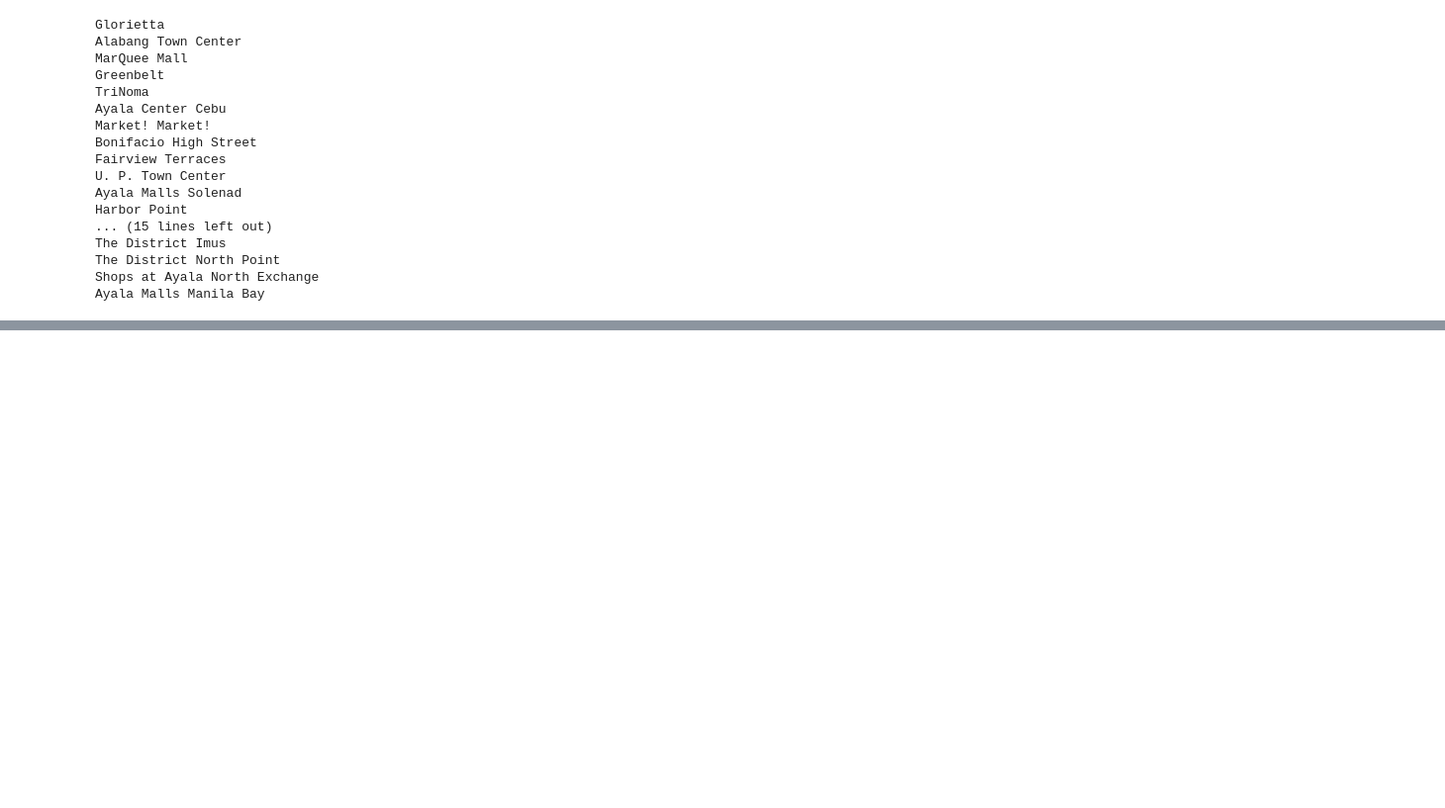
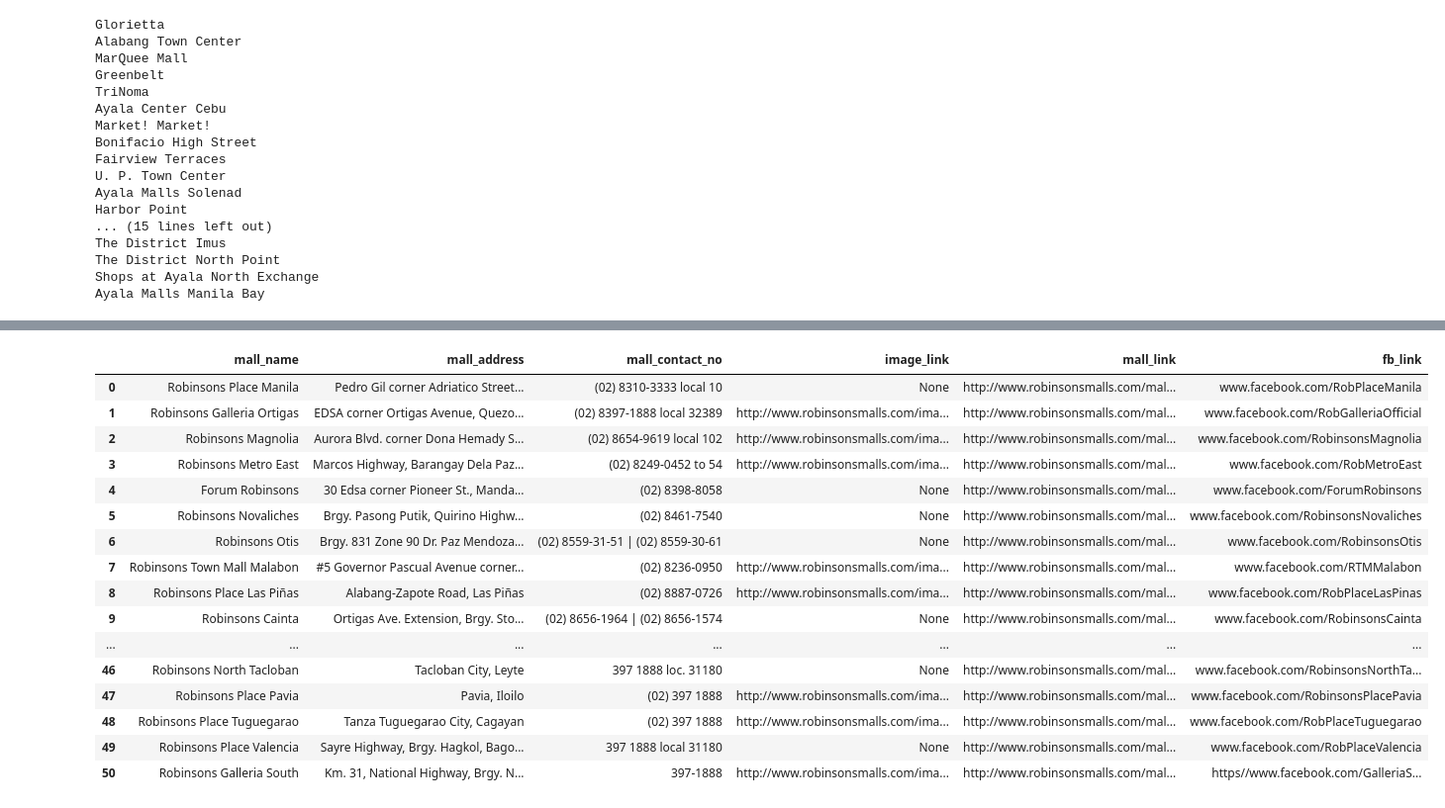
Before and after one commit to richdayandnight/malls-ph, a Jupyter notebook: Scraping Malls in the Philippines.ipynb, the cells around one changed output, grey strips where cells are left out. Shown at 99% size. Saved outputs shown, nothing was run; the diff lists cells and outputs as text; code cells hidden in the pictures; blank space fills up the shorter version.

Commit message:
update ayala and robinsons

```diff
--- a/Scraping Malls in the Philippines.ipynb
+++ b/Scraping Malls in the Philippines.ipynb
@@ -229,0 +376,40 @@ sm_malls_df.to_csv(path, encoding='utf-8', index=False)
+# %%
+robinsons_malls_df.loc[robinsons_malls_df['mall_contact_no'].isna(), 'mall_contact_no'] = ["632-0282 | 632-0211", "600-1031" , "(043) 312-2084", "(049) 827-0488",
+              None, None, "255-5590 | 255-1143", "(032) 231-5030", "421-1693", "651-0288",
+              "523-3632", "505-8966 | 505-8955", "553-3177", "856-7773 | 856-5551", "(082) 282-1088",
+              "(044)600-5853 | (044)600-0858"]
+# %%
+index = [14, 17, 21, 22, 23, 26, 27, 28, 30, 32, 33, 36, 39, 40, 41, 42]
+fb_links = ["www.facebook.com/RobPlacePangasinan", "www.facebook.com/RobPlaceIlocos" , "www.facebook.com/RobPlaceLipa",
+           "www.facebook.com/RTMLosBanos", "www.facebook.com/RobinsonsTagaytay/", "www.facebook.com/RobPlaceAntique",
+           "www.facebook.com/RobFuenteOfficial", "www.facebook.com/RobinsonsGalleriaCebuOfficial", "www.facebook.com/RobPlaceDumaguete", "www.facebook.com/RobPlaceRoxas",
+            "www.facebook.com/RobPlaceTacloban", None, "www.facebook.com/RobPlaceGenSan",
+           "www.facebook.com/RobCagayanDeOro", None, None]
+robinsons_malls_df.loc[index, 'fb_link'] = fb_links
+# %%
+robinsons_malls_df.loc[robinsons_malls_df['fb_link'].isna()]
+facebookNA = ["www.facebook.com/RobinsonsOtis", "www.facebook.com/RobPlaceSantiago",
+              "www.facebook.com/RobPlacePalawan", "www.facebook.com/RobPlaceBacolod",
+              None, None, "www.facebook.com/RobPlaceButuan", None, None]
+# %%
+robinsons_malls_df.loc[robinsons_malls_df['fb_link'].isna(), 'fb_link'] = facebookNA
+# %%
+robinsons_malls_df
+# %% [output]
+|  | mall_name | mall_address | mall_contact_no | image_link | mall_link | fb_link |
+| 0 | Robinsons Place Manila | Pedro Gil corner Adriatico Street... | (02) 8310-3333 local 10 | None | http://www.robinsonsmalls.com/mal... | www.facebook.com/RobPlaceManila |
+| 1 | Robinsons Galleria Ortigas | EDSA corner Ortigas Avenue, Quezo... | (02) 8397-1888 local 32389 | http://www.robinsonsmalls.com/ima... | http://www.robinsonsmalls.com/mal... | www.facebook.com/RobGalleriaOfficial |
+| 2 | Robinsons Magnolia | Aurora Blvd. corner Dona Hemady S... | (02) 8654-9619 local 102 | http://www.robinsonsmalls.com/ima... | http://www.robinsonsmalls.com/mal... | www.facebook.com/RobinsonsMagnolia |
+| 3 | Robinsons Metro East | Marcos Highway, Barangay Dela Paz... | (02) 8249-0452 to 54 | http://www.robinsonsmalls.com/ima... | http://www.robinsonsmalls.com/mal... | www.facebook.com/RobMetroEast |
+| 4 | Forum Robinsons | 30 Edsa corner Pioneer St., Manda... | (02) 8398-8058 | None | http://www.robinsonsmalls.com/mal... | www.facebook.com/ForumRobinsons |
+| 5 | Robinsons Novaliches | Brgy. Pasong Putik, Quirino Highw... | (02) 8461-7540 | None | http://www.robinsonsmalls.com/mal... | www.facebook.com/RobinsonsNovaliches |
+| 6 | Robinsons Otis | Brgy. 831 Zone 90 Dr. Paz Mendoza... | (02) 8559-31-51 | (02) 8559-30-61 | None | http://www.robinsonsmalls.com/mal... | www.facebook.com/RobinsonsOtis |
+| 7 | Robinsons Town Mall Malabon | #5 Governor Pascual Avenue corner... | (02) 8236-0950 | http://www.robinsonsmalls.com/ima... | http://www.robinsonsmalls.com/mal... | www.facebook.com/RTMMalabon |
+| 8 | Robinsons Place Las Piñas | Alabang-Zapote Road, Las Piñas | (02) 8887-0726 | http://www.robinsonsmalls.com/ima... | http://www.robinsonsmalls.com/mal... | www.facebook.com/RobPlaceLasPinas |
+| 9 | Robinsons Cainta | Ortigas Ave. Extension, Brgy. Sto... | (02) 8656-1964 | (02) 8656-1574 | None | http://www.robinsonsmalls.com/mal... | www.facebook.com/RobinsonsCainta |
+| ... | ... | ... | ... | ... | ... | ... |
+| 46 | Robinsons North Tacloban | Tacloban City, Leyte | 397 1888 loc. 31180 | None | http://www.robinsonsmalls.com/mal... | www.facebook.com/RobinsonsNorthTa... |
+| 47 | Robinsons Place Pavia | Pavia, Iloilo | (02) 397 1888 | http://www.robinsonsmalls.com/ima... | http://www.robinsonsmalls.com/mal... | www.facebook.com/RobinsonsPlacePavia |
+| 48 | Robinsons Place Tuguegarao | Tanza Tuguegarao City, Cagayan | (02) 397 1888 | http://www.robinsonsmalls.com/ima... | http://www.robinsonsmalls.com/mal... | www.facebook.com/RobPlaceTuguegarao |
+| 49 | Robinsons Place Valencia | Sayre Highway, Brgy. Hagkol, Bago... | 397 1888 local 31180 | None | http://www.robinsonsmalls.com/mal... | www.facebook.com/RobPlaceValencia |
+| 50 | Robinsons Galleria South | Km. 31, National Highway, Brgy. N... | 397-1888 | http://www.robinsonsmalls.com/ima... | http://www.robinsonsmalls.com/mal... | https//www.facebook.com/GalleriaS... |
```
Also changed, not shown: parts of 24 cells of this notebook, 3 other files.
